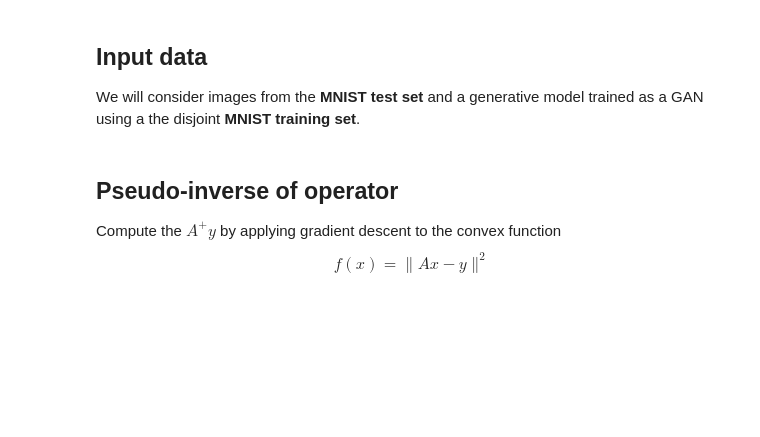
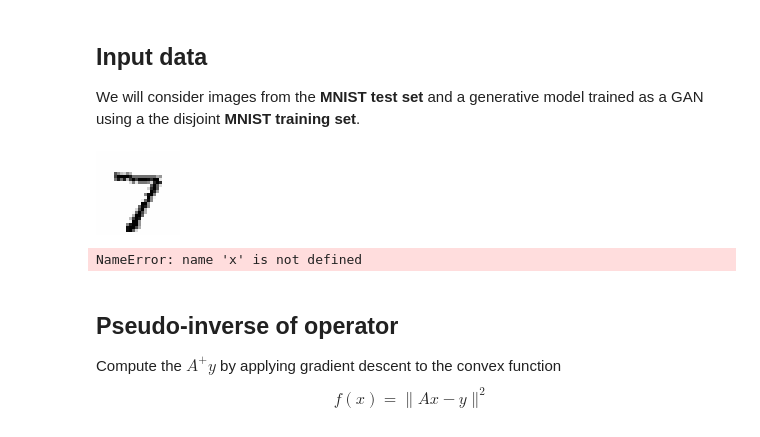
Before and after one commit to KHOUTAIBI/TSIA-TP, a Jupyter notebook: tp2526/tp5_exo2_inverse_problem_with_generative_prior.ipynb, the cells around one changed output. Cells and saved outputs as stored; diff of their text form; code cells hidden in the pictures; blank space fills up the shorter version.

```diff
--- a/tp2526/tp5_exo2_inverse_problem_with_generative_prior.ipynb
+++ b/tp2526/tp5_exo2_inverse_problem_with_generative_prior.ipynb
@@ -167,27 +167,32 @@ We will consider images from the **MNIST test set** and a generative model train
 # %%
 # input
 # transformtest = transforms.ToTensor()
 transform = transforms.Compose([transforms.ToTensor(),transforms.Normalize((0.5,), (0.5,))])
 datatest = datasets.MNIST('.', train=False, download=True, transform=transform)
 input_idx = 0 # a seven
 #input_idx = 99 # a nine
 #input_idx = 3 # a zero
 #input_idx = 5 # a one
 #input_idx = 21 # a six
 #input_idx = 1 # a two
 #input_idx = 4 # a four
 #input_idx = 1984 # an unusual 2, hard
 
 
 x0=  datatest[input_idx][0].to(device)
 _, M, N = x0.shape
 d = M*N
 imshow(x0);
 
 # compute a sample of the direct model y = Ax0 + w
-y = A(x) +  ### ... ###
+y = A(x)
+w = torch.randn_like(y)
+y = y + w
 
 imshow(y)
+# %% [output]
+[figure, added]
+NameError: name 'x' is not defined
 # %% [markdown]
 ## Pseudo-inverse of operator
 
```
